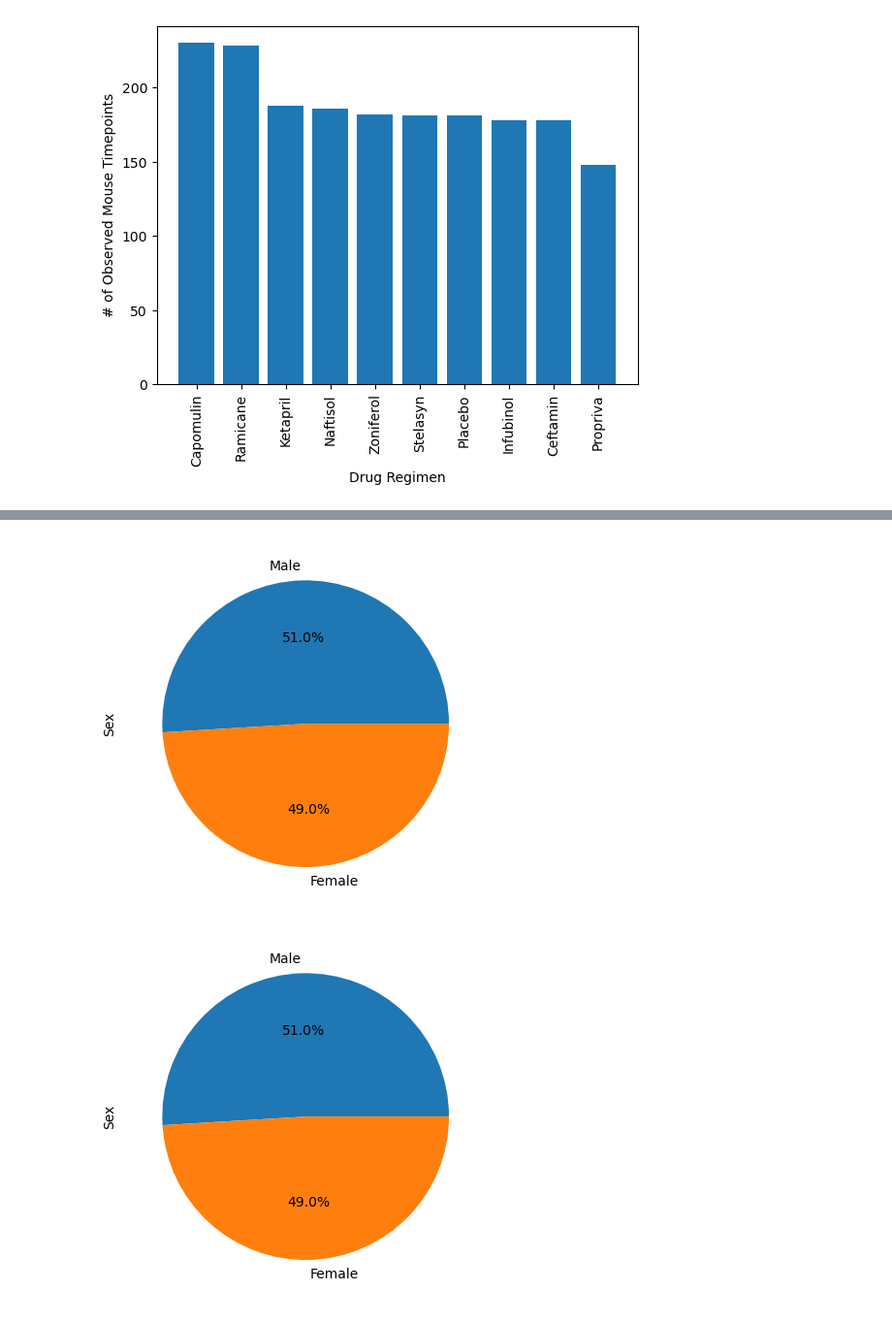
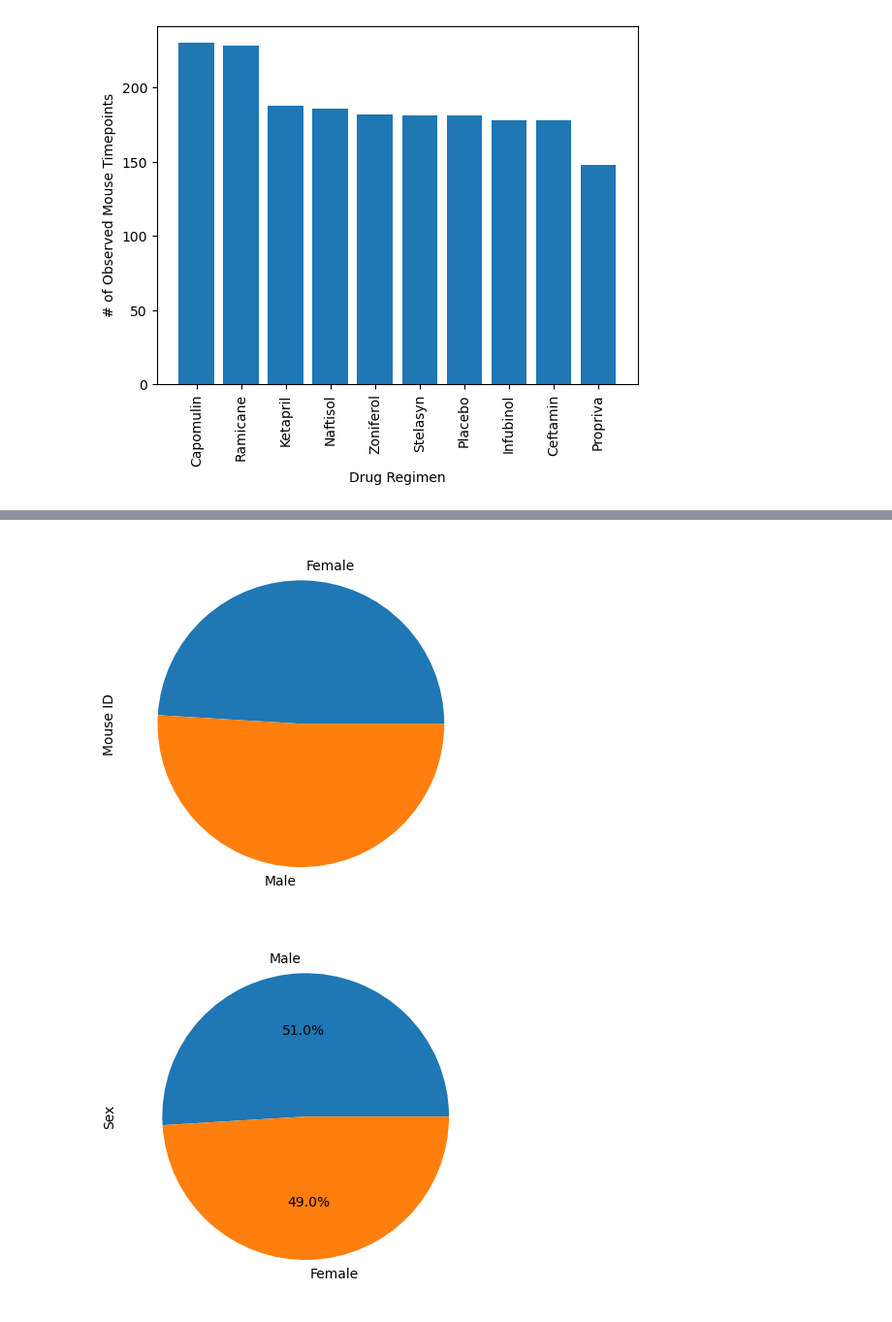
Before and after one commit to reikanger/pymaceuticals, a Jupyter notebook: Pymaceuticals/pymaceuticals.ipynb, the cells around one changed output, grey strips where cells are left out. Shown at 97% size. Cells and saved outputs as stored; diff of their text form; code cells hidden in the pictures.

```diff
--- a/Pymaceuticals/pymaceuticals.ipynb
+++ b/Pymaceuticals/pymaceuticals.ipynb
@@ -161,7 +168,13 @@ plt.show()
 # %%
 # Generate a pie plot showing the distribution of female versus male mice using Pandas
+sexes = list(clean_df['Sex'].unique())
+sex_group = clean_df.groupby('Sex')
+mice_count = sex_group['Mouse ID'].count()
+
+mice_count.plot.pie(x=mice_count)
+plt.show()
 # %% [output]
-[figure, old version]
+[figure, new version]
 # %%
 # Generate a pie plot showing the distribution of female versus male mice using Pandas
 # %% [output]
```
Also changed, not shown: parts of 8 cells of this notebook.
